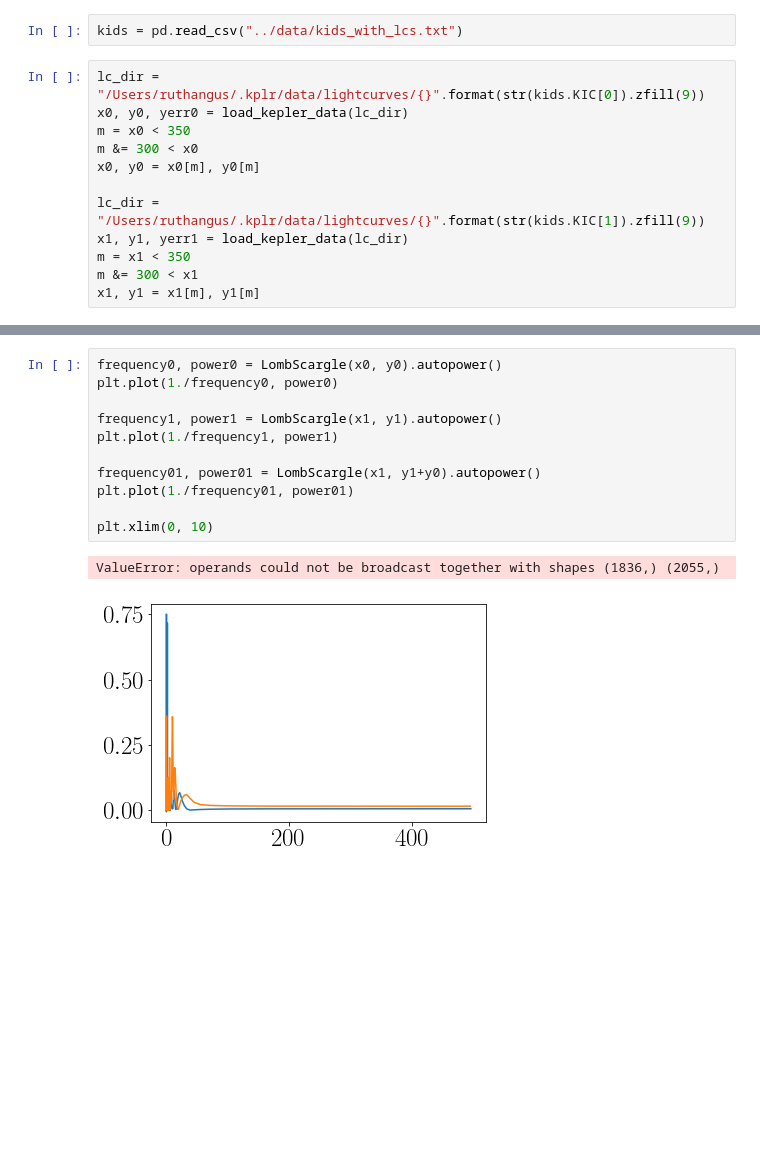
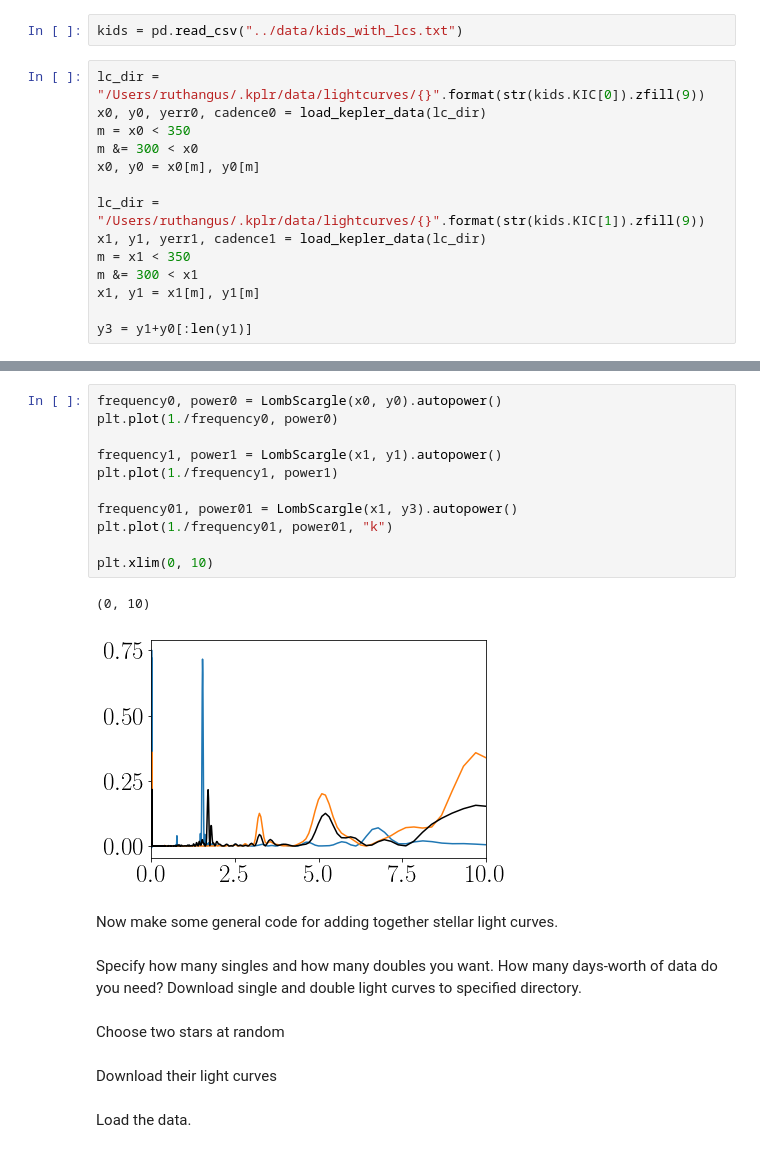
Before and after one commit to RuthAngus/seeing-double, a Jupyter notebook: code/Make_double_light_curves.ipynb, the cells around one changed output, grey strips where cells are left out. Drawn from its saved outputs; the diff is of its cells as text; blank space fills up the shorter version.

```diff
--- a/code/Make_double_light_curves.ipynb
+++ b/code/Make_double_light_curves.ipynb
@@ -19,14 +19,16 @@ plt.rcParams.update(plotpar)
 kids = pd.read_csv("../data/kids_with_lcs.txt")
 # %%
 lc_dir = "/Users/ruthangus/.kplr/data/lightcurves/{}".format(str(kids.KIC[0]).zfill(9))
-x0, y0, yerr0 = load_kepler_data(lc_dir)
+x0, y0, yerr0, cadence0 = load_kepler_data(lc_dir)
 m = x0 < 350
 m &= 300 < x0
 x0, y0 = x0[m], y0[m]
 
 lc_dir = "/Users/ruthangus/.kplr/data/lightcurves/{}".format(str(kids.KIC[1]).zfill(9))
-x1, y1, yerr1 = load_kepler_data(lc_dir)
+x1, y1, yerr1, cadence1 = load_kepler_data(lc_dir)
 m = x1 < 350
 m &= 300 < x1
 x1, y1 = x1[m], y1[m]
+
+y3 = y1+y0[:len(y1)]
 # %%
@@ -43,14 +47,26 @@ plt.savefig("../plots/two_light_curves.pdf")
 # %%
 frequency0, power0 = LombScargle(x0, y0).autopower()
 plt.plot(1./frequency0, power0)
 
 frequency1, power1 = LombScargle(x1, y1).autopower()
 plt.plot(1./frequency1, power1)
 
-frequency01, power01 = LombScargle(x1, y1+y0).autopower()
-plt.plot(1./frequency01, power01)
+frequency01, power01 = LombScargle(x1, y3).autopower()
+plt.plot(1./frequency01, power01, "k")
 
 plt.xlim(0, 10)
 # %% [output]
-ValueError: operands could not be broadcast together with shapes (1836,) (2055,)
+(0, 10)
-[figure, old version]
+[figure, new version]
+# %% [markdown]
+Now make some general code for adding together stellar light curves.
+# %% [markdown]
+Specify how many singles and how many doubles you want.
+How many days-worth of data do you need?
+Download single and double light curves to specified directory.
+# %% [markdown]
+Choose two stars at random
+# %% [markdown]
+Download their light curves
+# %% [markdown]
+Load the data.
```
Also changed, not shown: parts of 3 cells of this notebook.
